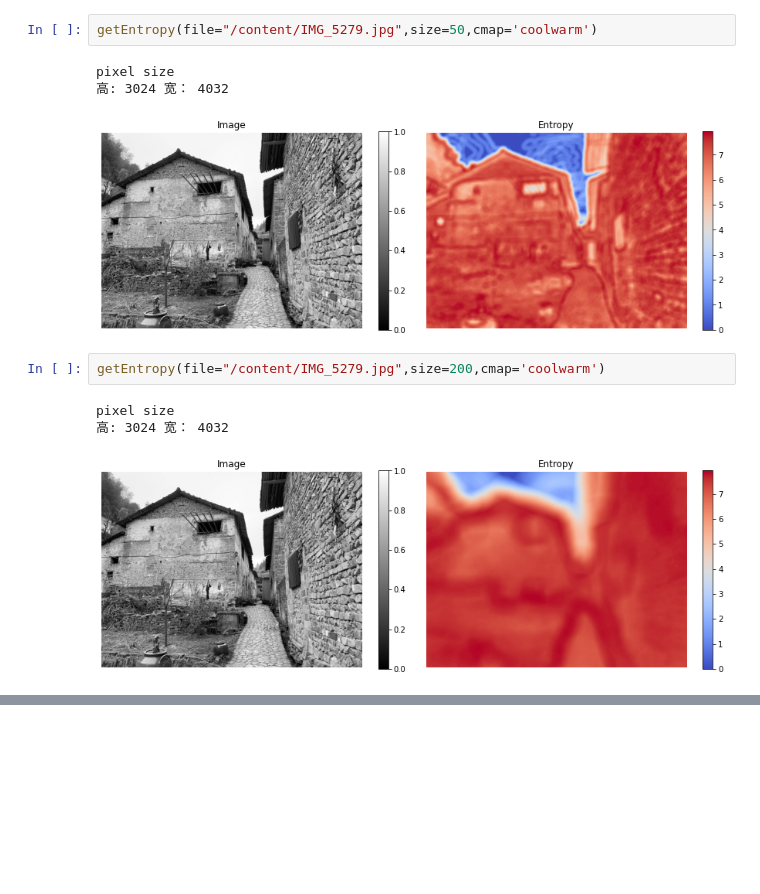
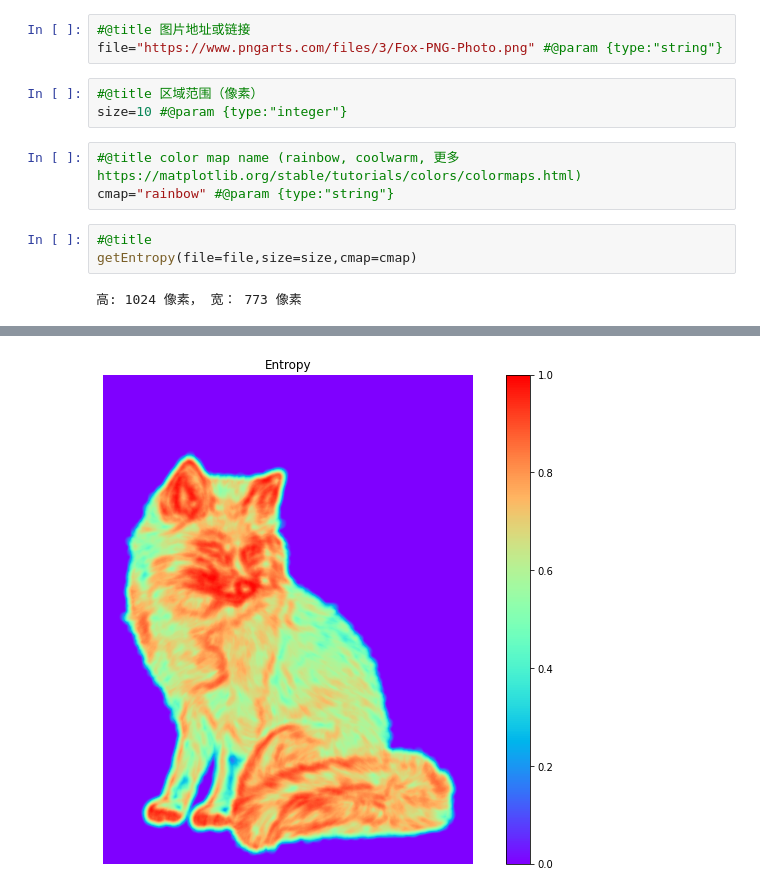
Before and after one commit to radicaleid/photo_processing_sisi, a Jupyter notebook: photo_processing_sisi.ipynb, the cells around one changed output, grey strips where cells are left out. Saved outputs shown, nothing was run; the diff lists cells and outputs as text; blank space fills up the shorter version.

```diff
--- a/photo_processing_sisi.ipynb
+++ b/photo_processing_sisi.ipynb
@@ -85,12 +52,14 @@ pixel size
-# %%
-getEntropy(file="/content/IMG_5279.jpg",size=50,cmap='coolwarm')
-# %% [output]
-pixel size
-高: 3024 宽： 4032
-[figure, removed]
-# %%
-getEntropy(file="/content/IMG_5279.jpg",size=200,cmap='coolwarm')
-# %% [output]
-pixel size
-高: 3024 宽： 4032
-[figure, removed]
+# %%
+#@title 图片地址或链接
+file="https://www.pngarts.com/files/3/Fox-PNG-Photo.png" #@param {type:"string"}
+# %%
+#@title 区域范围（像素）
+size=10 #@param {type:"integer"}
+# %%
+#@title color map name (rainbow, coolwarm, 更多https://matplotlib.org/stable/tutorials/colors/colormaps.html)
+cmap="rainbow" #@param {type:"string"}
+# %%
+#@title
+getEntropy(file=file,size=size,cmap=cmap)
+# %% [output]
+高: 1024 像素， 宽： 773 像素
@@ -96,0 +67 @@ pixel size
+[figure, added]
```
Also changed, not shown: parts of 8 cells of this notebook.
